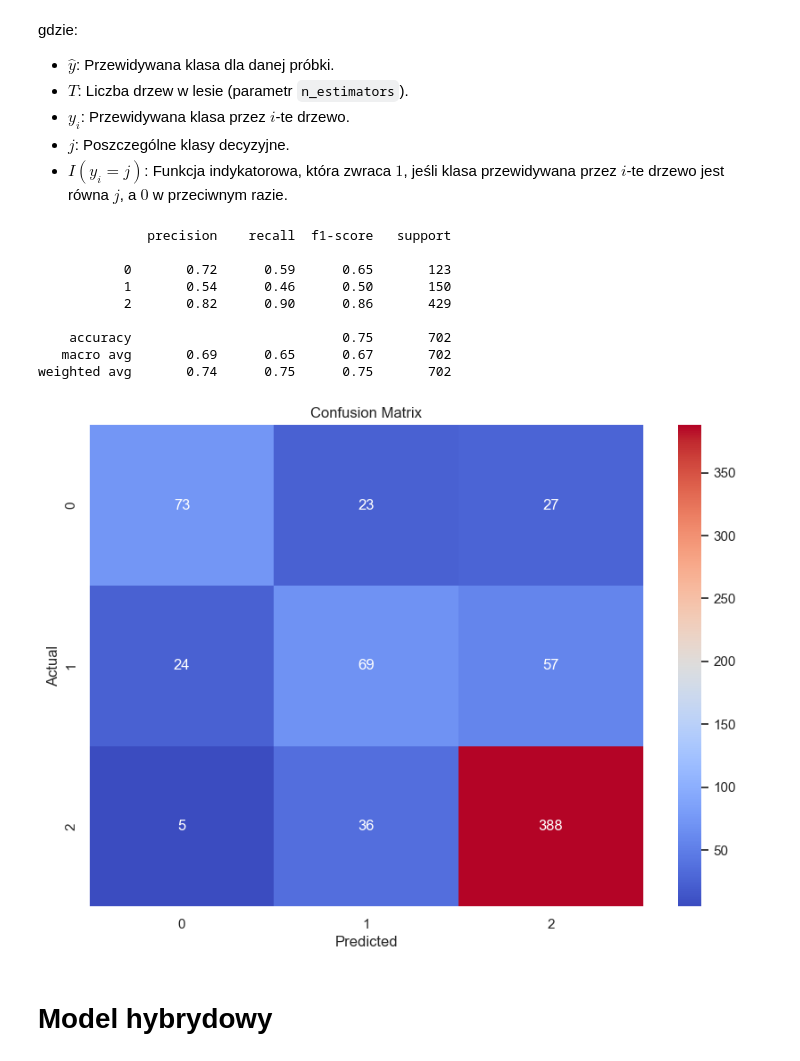
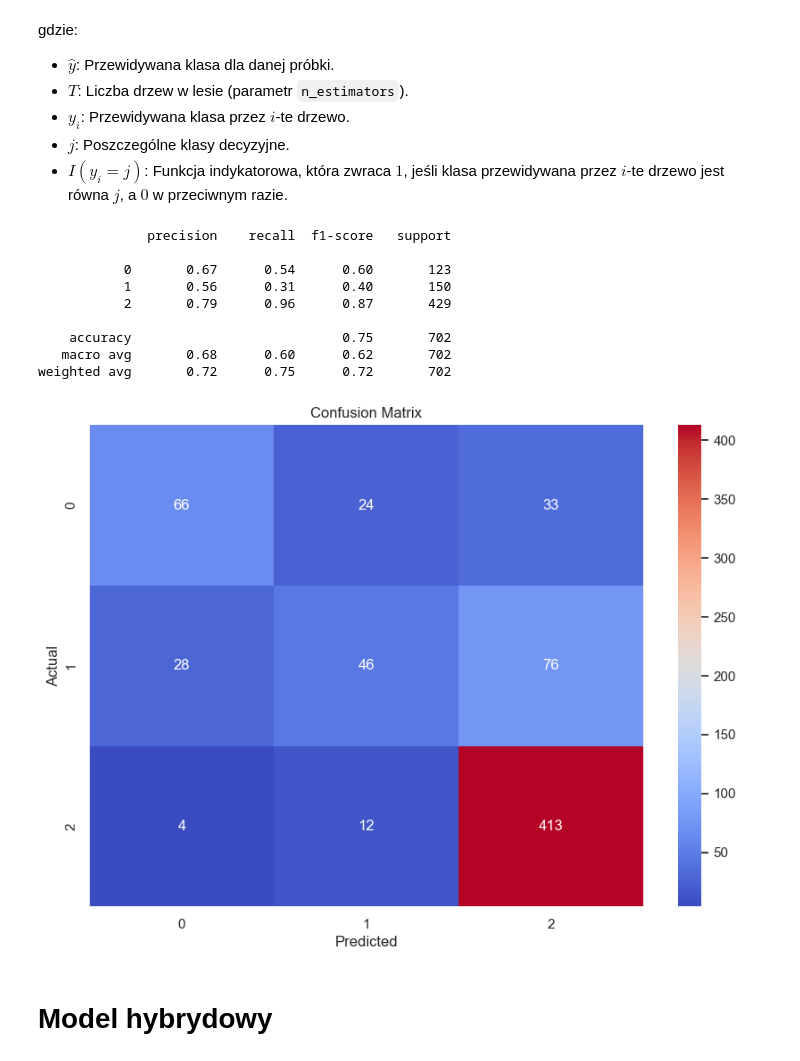
Before and after one commit to KamilMarshal/MAD_classification_project, a Jupyter notebook: ProjectNotebook.ipynb, the cells around one changed output. Drawn from its saved outputs; the diff is of its cells as text; code cells hidden in the pictures.

```diff
--- a/ProjectNotebook.ipynb
+++ b/ProjectNotebook.ipynb
@@ -533,7 +533,7 @@ svm = SVC(random_state=42)
 grid_search = GridSearchCV(estimator=svm, param_grid=param_grid, cv=2, n_jobs=-1, verbose=2)
 
 # Dopasowanie Grid Search do zbalansowanych danych
-grid_search.fit(X_train_smote, y_train_smote)
+grid_search.fit(X_train, y_train)
 
 # Wyświetlenie najlepszych parametrów
 print("Best parameters found: ", grid_search.best_params_)
@@ -598,7 +598,7 @@ nb = GaussianNB()
 grid_search = GridSearchCV(estimator=nb, param_grid=param_grid, cv=2, n_jobs=-1, verbose=2)
 
 # Dopasowanie Grid Search do zbalansowanych danych
-grid_search.fit(X_train_smote, y_train_smote)
+grid_search.fit(X_train, y_train)
 
 # Wyświetlenie najlepszych parametrów
 print("Best parameters found: ", grid_search.best_params_)
@@ -665,7 +665,7 @@ knn = KNeighborsClassifier()
 grid_search = GridSearchCV(estimator=knn, param_grid=param_grid, cv=2, n_jobs=-1, verbose=2)
 
 # Dopasowanie Grid Search do danych treningowych
-grid_search.fit(X_train_smote, y_train_smote)
+grid_search.fit(X_train, y_train)
 
 # Wyświetlenie najlepszych parametrów
 print("Best parameters found: ", grid_search.best_params_)
@@ -743,7 +743,7 @@ mlp = MLPClassifier(max_iter=1000)  # max_iter ustawione na 1000, aby upewnić s
 grid_search = GridSearchCV(estimator=mlp, param_grid=param_grid, cv=2, n_jobs=-1, verbose=2)
 
 # Dopasowanie Grid Search do danych treningowych
-grid_search.fit(X_train_smote, y_train_smote)
+grid_search.fit(X_train, y_train)
 
 # Wyświetlenie najlepszych parametrów
 print("Best parameters found: ", grid_search.best_params_)
@@ -801,37 +801,37 @@ gdzie:
 # %%
 # Inicjalizacja modelu lasu losowego
 rf_model = RandomForestClassifier(n_estimators=100, random_state=42)  # Ustawienie liczby drzew na 100
 
 # Trenowanie modelu
-rf_model.fit(X_train_smote, y_train_smote)
+rf_model.fit(X_train, y_train)
 
 # Predykcje na zbiorze testowym
 y_pred = rf_model.predict(X_test)
 
 # Macierz konfuzji
 cm = confusion_matrix(y_test, y_pred)
 classes = np.unique(y_test)
 
 # Rysowanie heatmapy macierzy konfuzji
 plt.figure(figsize=(10, 7))
 sns.heatmap(cm, annot=True, fmt='d', cmap='coolwarm', xticklabels=classes, yticklabels=classes)
 plt.xlabel('Predicted')
 plt.ylabel('Actual')
 plt.title('Confusion Matrix')
 
 # Wyświetlenie raportu klasyfikacji
 print(classification_report(y_test, y_pred))
 # %% [output]
               precision    recall  f1-score   support
 
-           0       0.72      0.59      0.65       123
-           1       0.54      0.46      0.50       150
-           2       0.82      0.90      0.86       429
+           0       0.67      0.54      0.60       123
+           1       0.56      0.31      0.40       150
+           2       0.79      0.96      0.87       429
 
     accuracy                           0.75       702
-   macro avg       0.69      0.65      0.67       702
-weighted avg       0.74      0.75      0.75       702
+   macro avg       0.68      0.60      0.62       702
+weighted avg       0.72      0.75      0.72       702
-[figure, old version]
+[figure, new version]
 # %% [markdown]
 # Model hybrydowy
 # %% [markdown]
```
Also changed, not shown: parts of 4 cells of this notebook.
